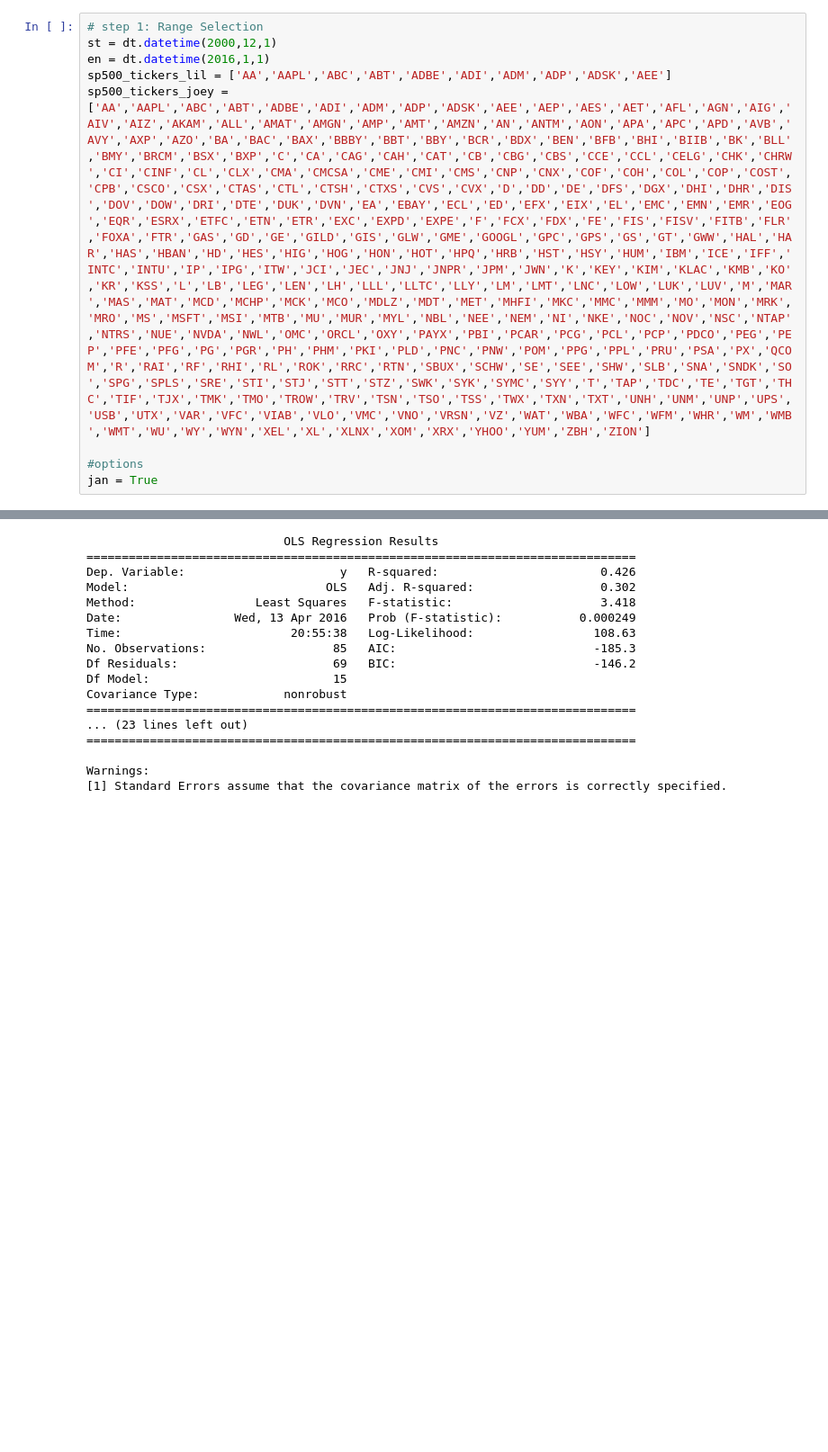
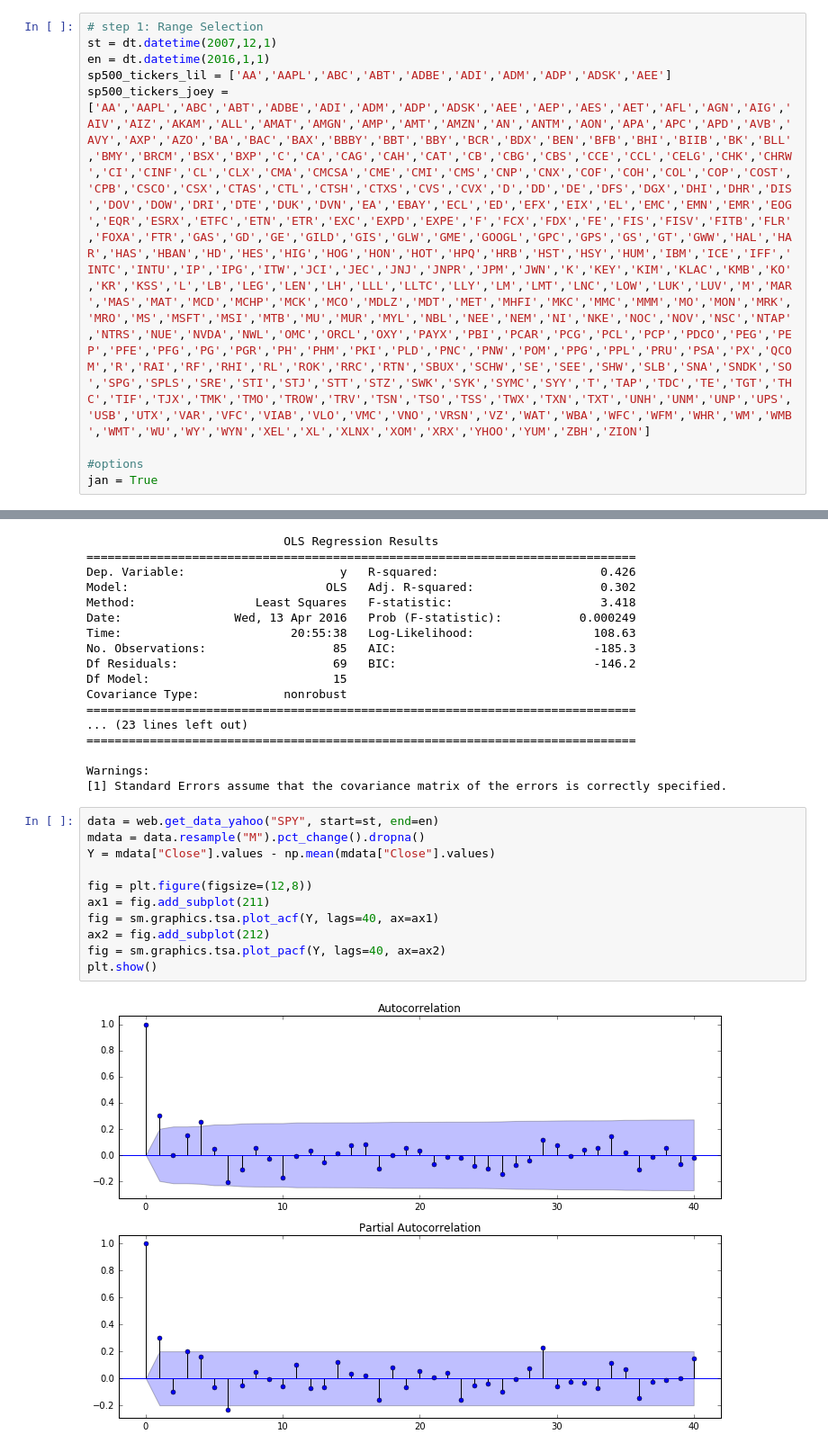
Before and after one commit to Antwoord/algo-ieore4733-proj, a Jupyter notebook: jegadeesh.ipynb, the cells around one changed output, grey strips where cells are left out. Shown at 90% size. Drawn from its saved outputs; the diff is of its cells as text; blank space fills up the shorter version.

```diff
--- a/jegadeesh.ipynb
+++ b/jegadeesh.ipynb
@@ -9,6 +9,6 @@ import pandas.io.data as web
 %matplotlib inline
 # %%
 # step 1: Range Selection
-st = dt.datetime(2000,12,1)
+st = dt.datetime(2007,12,1)
 en = dt.datetime(2016,1,1)
 sp500_tickers_lil = ['AA','AAPL','ABC','ABT','ADBE','ADI','ADM','ADP','ADSK','AEE']
@@ -183,3 +147,16 @@ Covariance Type:            nonrobust
 
 Warnings:
 [1] Standard Errors assume that the covariance matrix of the errors is correctly specified.
+# %%
+data = web.get_data_yahoo("SPY", start=st, end=en)
+mdata = data.resample("M").pct_change().dropna()
+Y = mdata["Close"].values - np.mean(mdata["Close"].values)
+
+fig = plt.figure(figsize=(12,8))
+ax1 = fig.add_subplot(211)
+fig = sm.graphics.tsa.plot_acf(Y, lags=40, ax=ax1)
+ax2 = fig.add_subplot(212)
+fig = sm.graphics.tsa.plot_pacf(Y, lags=40, ax=ax2)
+plt.show()
+# %% [output]
+[figure, added]
```
Also changed, not shown: parts of 1 cell of this notebook.
